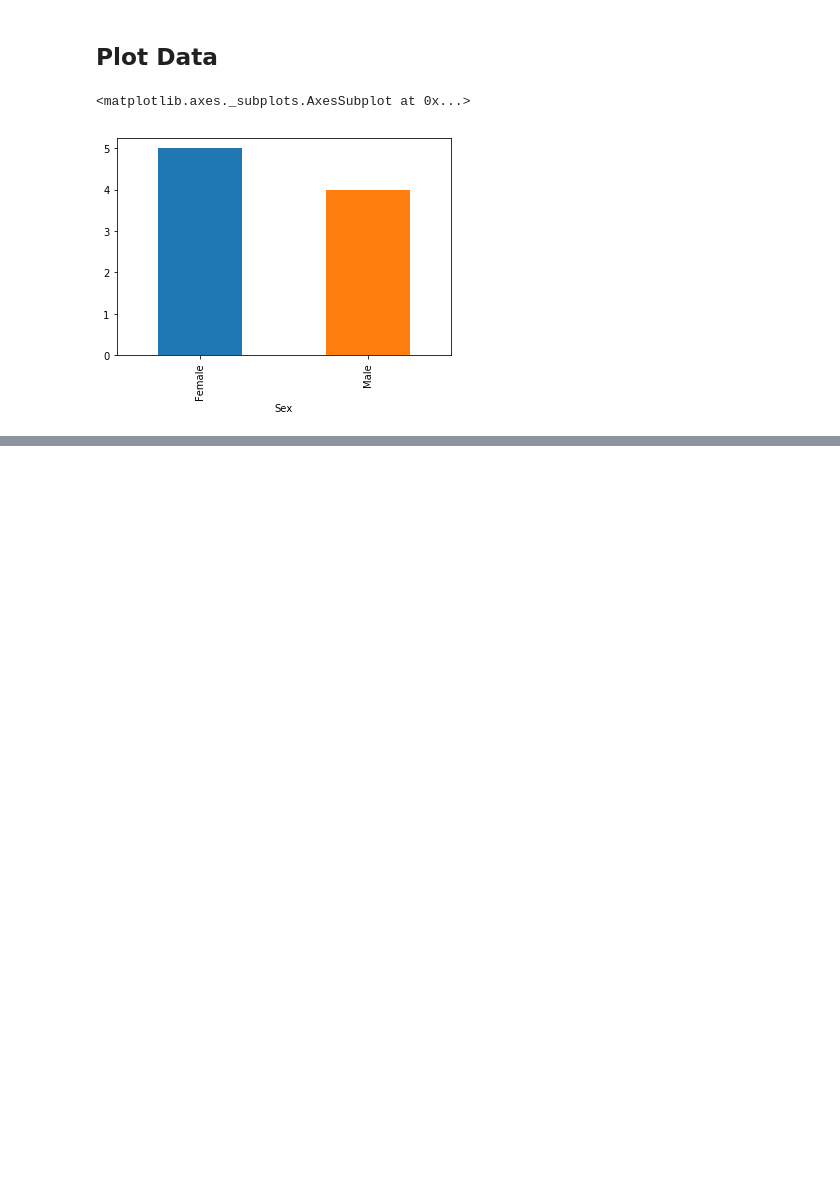
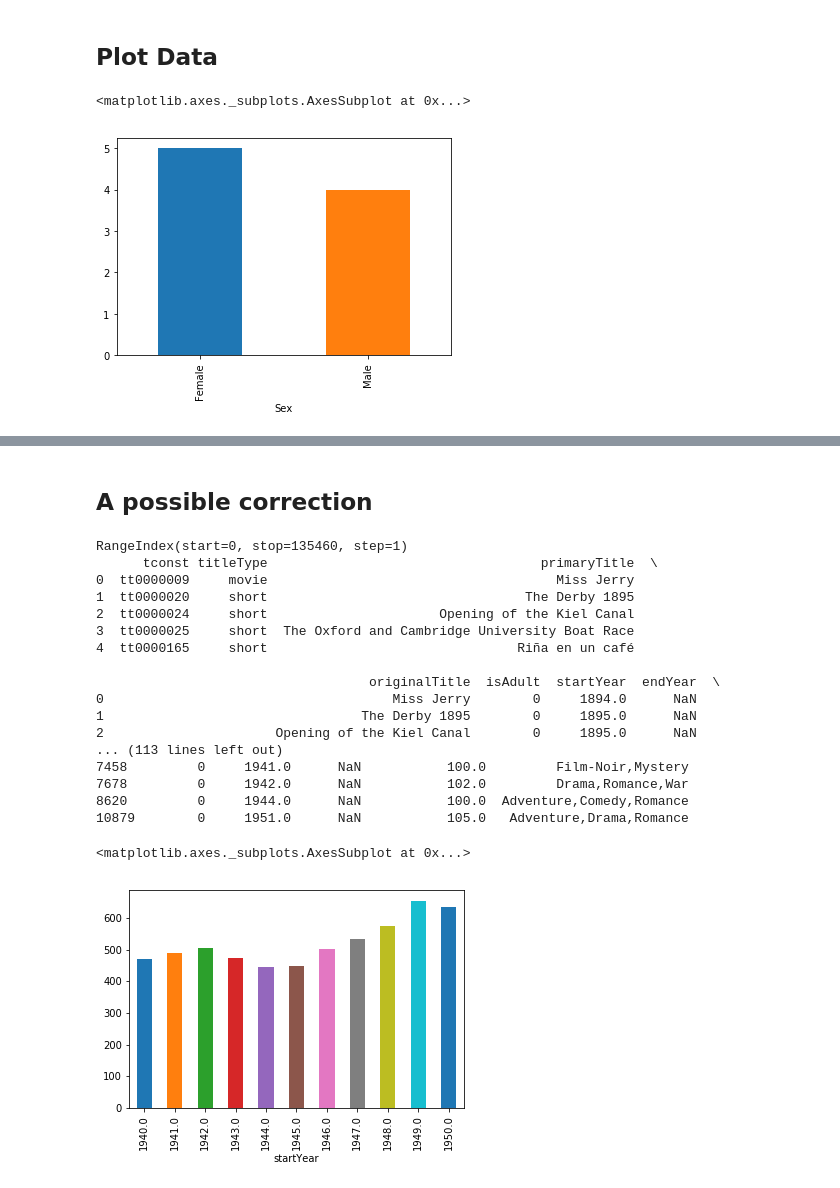
Before and after one commit to loiclizzy/python-hpc, a Jupyter notebook: ipynb/12_pandas.ipynb, the cells around one changed output, grey strips where cells are left out. Cells and saved outputs as stored; diff of their text form; code cells hidden in the pictures; blank space fills up the shorter version.

Commit message:
add intro/comm modif file diy pandas

```diff
--- a/ipynb/12_pandas.ipynb
+++ b/ipynb/12_pandas.ipynb
@@ -287,2 +476,47 @@ df_person.groupby('Sex')['Sex'].count().plot.bar()
+# %% [markdown]
+## A possible correction
+# %%
+
+
+#load data
+df_title = pd.read_csv('files/diy_12_pandas/title.tsv', sep = ',', encoding = "utf-8", header=0)
+print(df_title.index)
+print(df_title.head())
+#1
+print(df_title.primaryTitle.count())
+#2
+print(df_title.sort_values(['startYear'], ascending=False).head())
+#3
+print(df_title[(df_title.startYear>=1939) & (df_title.startYear<=1940)]['originalTitle'])
+#4
+print(df_title["titleType"].unique())
+#5
+print(df_title.groupby("titleType")["titleType"].count())
+#6
+df_name = pd.read_csv('files/diy_12_pandas/name.tsv', sep = '\t', encoding = "utf-8", header=0)
+author_titles = df_name.loc[df_name['primaryName']=='Humphrey Bogart']['knownForTitles']
+print(df_title.loc[df_title['tconst'].isin(author_titles.tolist()[0].split(','))])
+#7
+df_title[(df_title['startYear']>=1940) &  (df_title['startYear']<=1950)].groupby("startYear")["startYear"].count().plot.bar()
+# %% [output]
+RangeIndex(start=0, stop=135460, step=1)
+      tconst titleType                                   primaryTitle  \
+0  tt0000009     movie                                     Miss Jerry
+1  tt0000020     short                                 The Derby 1895
+2  tt0000024     short                      Opening of the Kiel Canal
+3  tt0000025     short  The Oxford and Cambridge University Boat Race
+4  tt0000165     short                                Riña en un café
+
+                                   originalTitle  isAdult  startYear  endYear  \
+0                                     Miss Jerry        0     1894.0      NaN
+1                                 The Derby 1895        0     1895.0      NaN
+2                      Opening of the Kiel Canal        0     1895.0      NaN
+... (113 lines left out)
+7458         0     1941.0      NaN           100.0         Film-Noir,Mystery
+7678         0     1942.0      NaN           102.0         Drama,Romance,War
+8620         0     1944.0      NaN           100.0  Adventure,Comedy,Romance
+10879        0     1951.0      NaN           105.0   Adventure,Drama,Romance
+<matplotlib.axes._subplots.AxesSubplot at 0x...>
+[figure, added]
 # %%
 minimal TODO
```
Also changed, not shown: parts of 15 cells of this notebook, 8 other files.
